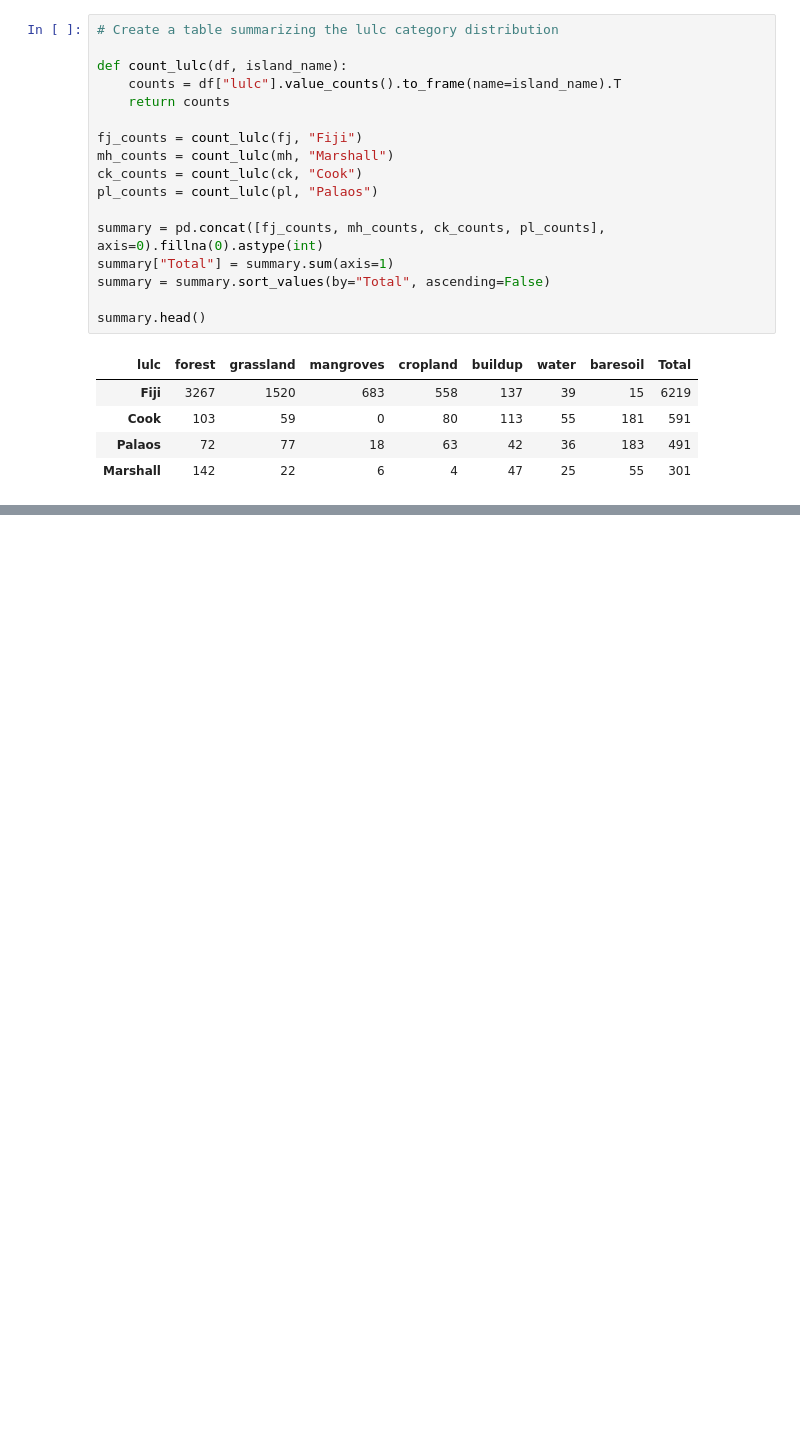
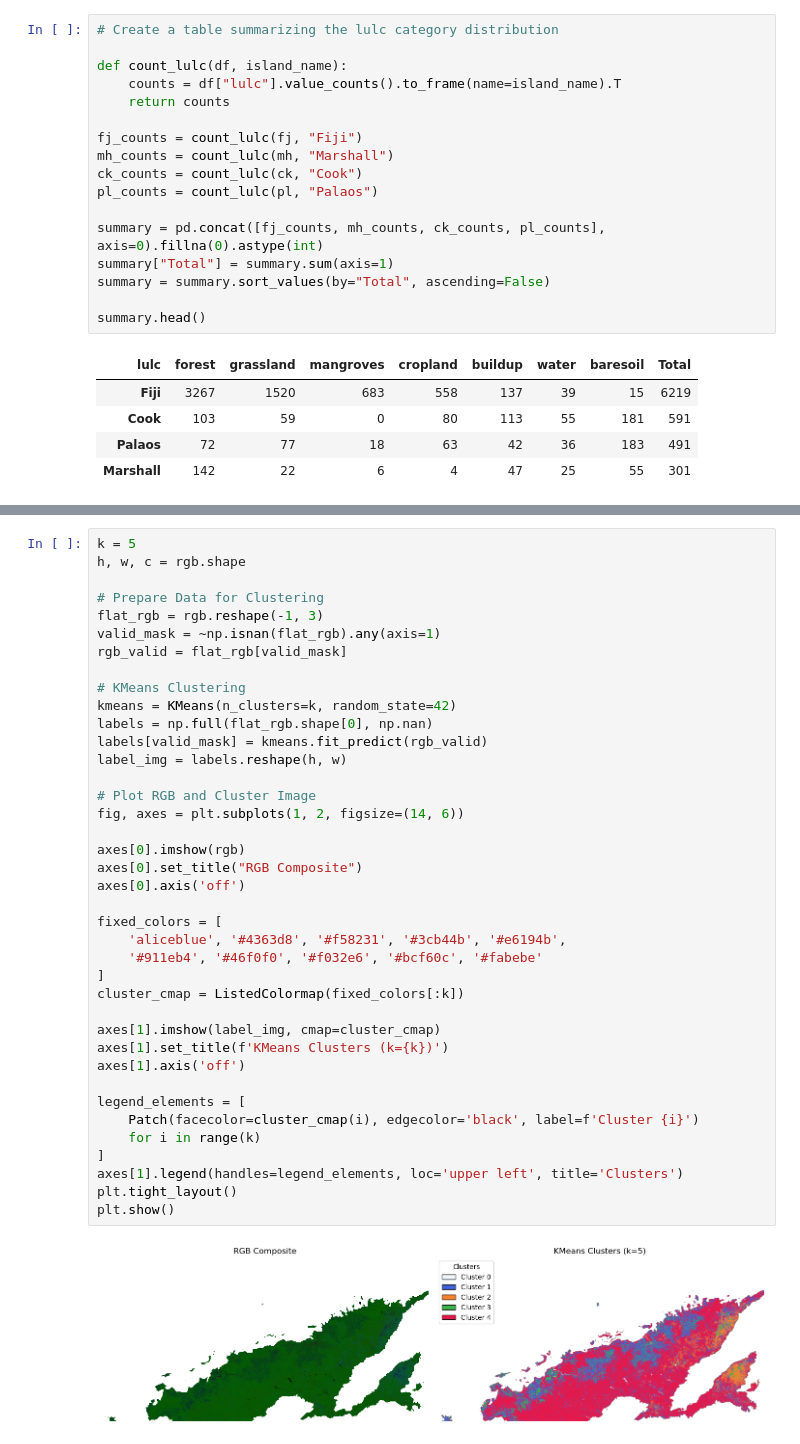
Before and after one commit to digitalearthpacific/dep-fc-applications, a Jupyter notebook: FC_RF_Classifier.ipynb, the cells around one changed output, grey strips where cells are left out. Cells and saved outputs as stored; diff of their text form; blank space fills up the shorter version.

```diff
--- a/FC_RF_Classifier.ipynb
+++ b/FC_RF_Classifier.ipynb
@@ -301,0 +441,41 @@ plt.show()
+# %%
+k = 5
+h, w, c = rgb.shape
+
+# Prepare Data for Clustering
+flat_rgb = rgb.reshape(-1, 3)
+valid_mask = ~np.isnan(flat_rgb).any(axis=1)
+rgb_valid = flat_rgb[valid_mask]
+
+# KMeans Clustering
+kmeans = KMeans(n_clusters=k, random_state=42)
+labels = np.full(flat_rgb.shape[0], np.nan)
+labels[valid_mask] = kmeans.fit_predict(rgb_valid)
+label_img = labels.reshape(h, w)
+
+# Plot RGB and Cluster Image
+fig, axes = plt.subplots(1, 2, figsize=(14, 6))
+
+axes[0].imshow(rgb)
+axes[0].set_title("RGB Composite")
+axes[0].axis('off')
+
+fixed_colors = [
+    'aliceblue', '#4363d8', '#f58231', '#3cb44b', '#e6194b',
+    '#911eb4', '#46f0f0', '#f032e6', '#bcf60c', '#fabebe'
+]
+cluster_cmap = ListedColormap(fixed_colors[:k])
+
+axes[1].imshow(label_img, cmap=cluster_cmap)
+axes[1].set_title(f'KMeans Clusters (k={k})')
+axes[1].axis('off')
+
+legend_elements = [
+    Patch(facecolor=cluster_cmap(i), edgecolor='black', label=f'Cluster {i}')
+    for i in range(k)
+]
+axes[1].legend(handles=legend_elements, loc='upper left', title='Clusters')
+plt.tight_layout()
+plt.show()
+# %% [output]
+[figure, added]
```
Also changed, not shown: parts of 24 cells of this notebook, 5 other files.
